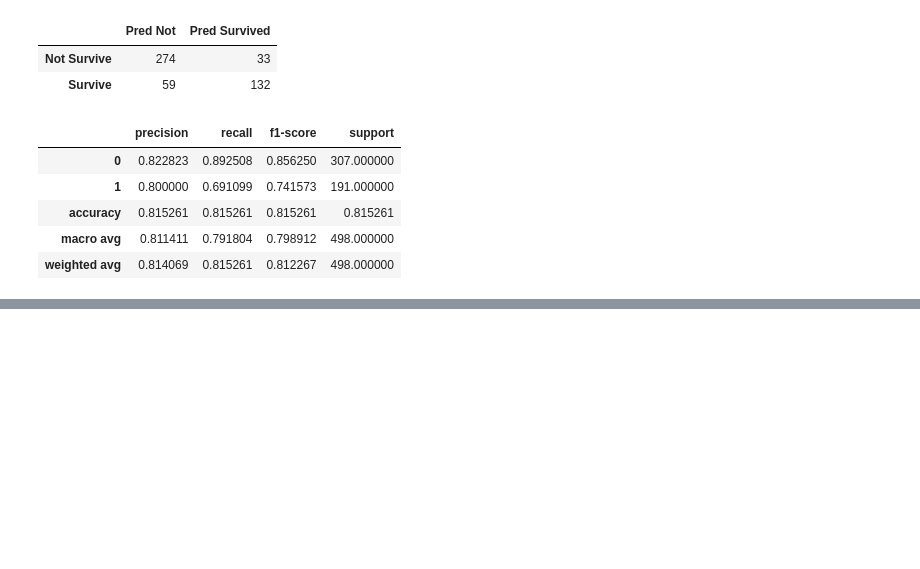
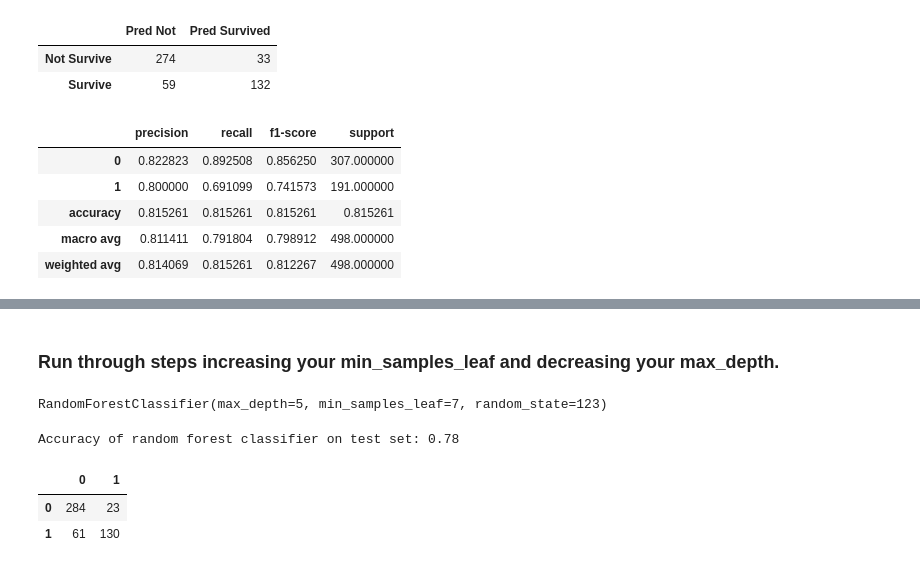
Before and after one commit to Olivert75/classification-exercises, a Jupyter notebook: model.ipynb, the cells around one changed output, grey strips where cells are left out. Cells and saved outputs as stored; diff of their text form; code cells hidden in the pictures; blank space fills up the shorter version.

```diff
--- a/model.ipynb
+++ b/model.ipynb
@@ -208,0 +307,2 @@ Which model performs best on your out-of-sample data, the validate set?
+# %% [markdown]
+### Run through steps increasing your min_samples_leaf and decreasing your max_depth.
@@ -208,0 +317,18 @@ Which model performs best on your out-of-sample data, the validate set?
+# %%
+rf.fit(x_train,y_train)
+# %% [output]
+RandomForestClassifier(max_depth=5, min_samples_leaf=7, random_state=123)
+# %%
+y_pred = rf.predict(x_train)
+y_pred_proba = rf.predict_proba(x_train)
+# %%
+print('Accuracy of random forest classifier on test set: {:.2f}'
+     .format(rf.score(x_validate, y_validate)))
+# %% [output]
+Accuracy of random forest classifier on test set: 0.78
+# %%
+pd.DataFrame(confusion_matrix(y_train, y_pred))
+# %% [output]
+|  | 0 | 1 |
+| 0 | 284 | 23 |
+| 1 | 61 | 130 |
```
Also changed, not shown: parts of 49 cells of this notebook.
